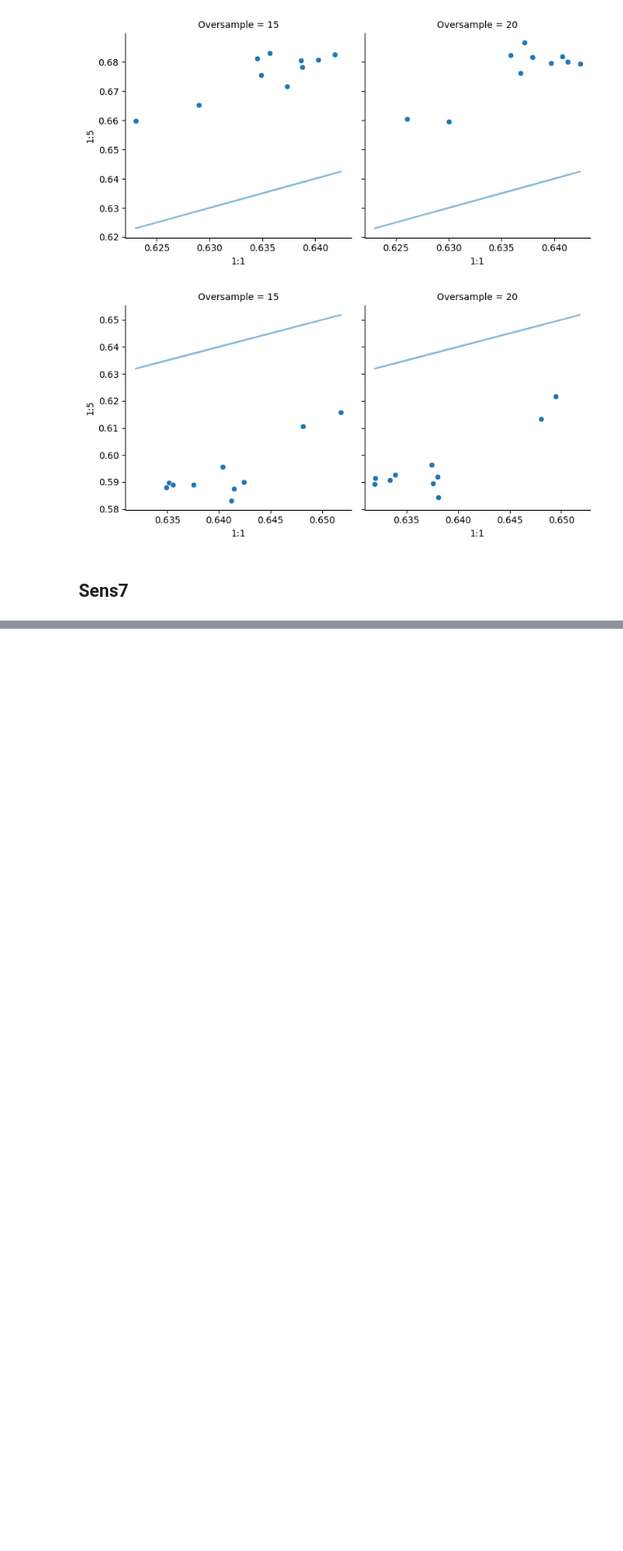
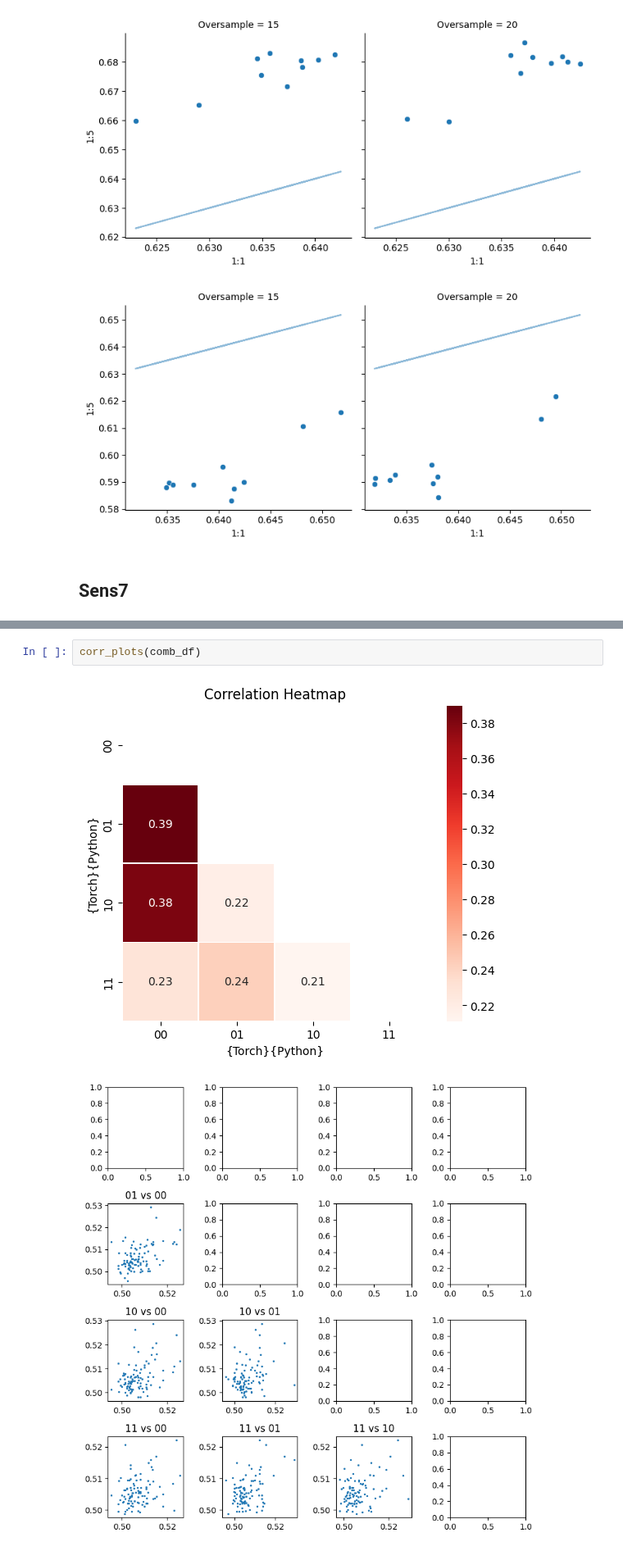
Before and after one commit to titoghose/GWANN, a Jupyter notebook: Code_AD/sensitivity_plots.ipynb, the cells around one changed output, grey strips where cells are left out. Shown at 82% size. Saved outputs shown, nothing was run; the diff lists cells and outputs as text; blank space fills up the shorter version.

```diff
--- a/Code_AD/sensitivity_plots.ipynb
+++ b/Code_AD/sensitivity_plots.ipynb
@@ -594,0 +625,5 @@ plt.show()
+# %%
+corr_plots(comb_df)
+# %% [output]
+[figure, added]
+[figure, added]
```
Also changed, not shown: parts of 14 cells of this notebook, 6 other files.
